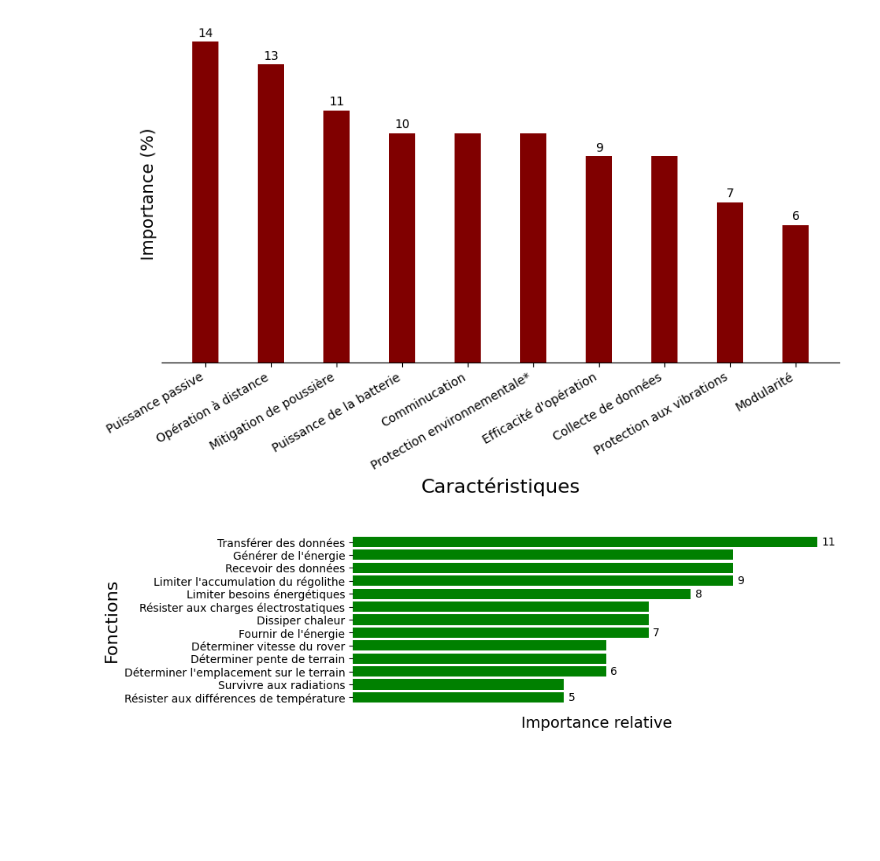
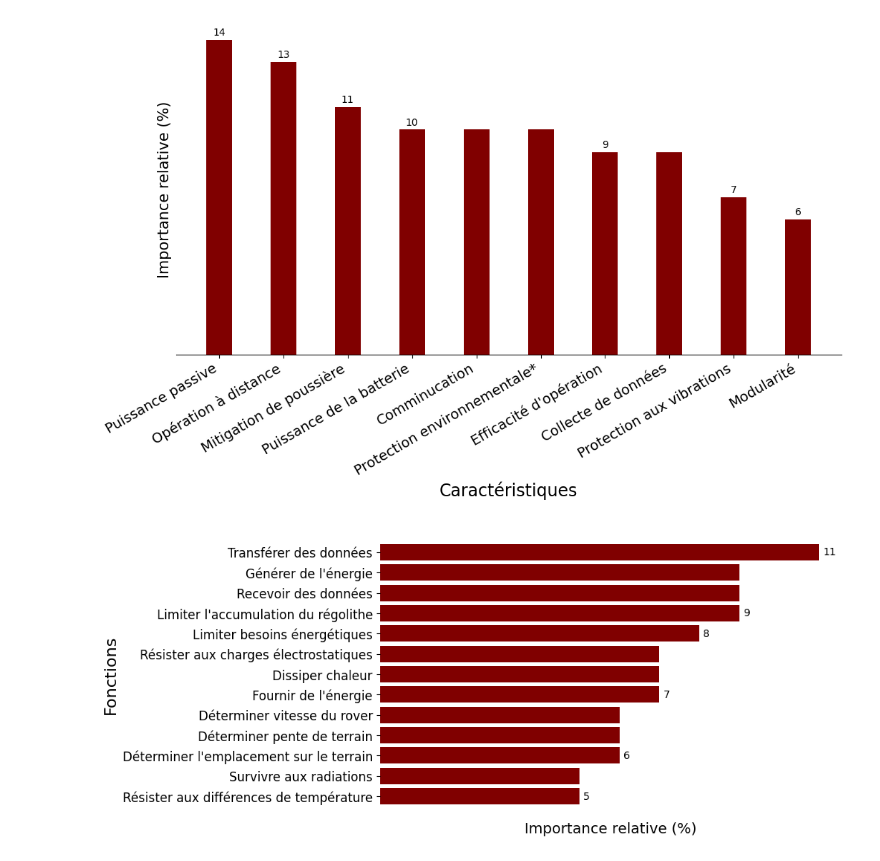
Before and after one commit to Astro-Coco/Code_INSECt, a Jupyter notebook: Figures/FiguresX.ipynb, the cells around one changed output. Cells and saved outputs as stored; diff of their text form; code cells hidden in the pictures; blank space fills up the shorter version.

```diff
--- a/Figures/FiguresX.ipynb
+++ b/Figures/FiguresX.ipynb
@@ -19,14 +19,14 @@ data = {k: v for k, v in sorted(data.items(), key=lambda item: item[1], reverse=
 besoins = list(data.keys())
 importance = list(data.values())
 
-fig, ax = plt.subplots(figsize=(10, 5))
+fig, ax = plt.subplots(figsize=(12, 6))
 
 # Creating the bar plot
 bars = ax.bar(besoins, importance, color="maroon", width=0.4)
 
 # Correcting the xlabel and ylabel functions
-ax.set_ylabel("Importance", fontsize=14)
-ax.set_xlabel("Besoins", fontsize=16)
+ax.set_ylabel("Importance", fontsize=15)
+ax.set_xlabel("Besoins", fontsize=17)
 
 added = []
 for bar, val in zip(bars, importance):
@@ -45,7 +45,7 @@ ax.spines["top"].set_visible(False)
 ax.spines["right"].set_visible(False)
 # Adding rotation to x-axis labels
 ax.set_yticks([])
-ax.set_yticklabels([])
+ax.set_yticklabels([],fontsize = 14)
 ax.set_xticklabels(besoins, rotation=30, ha="right")
 ax.spines["left"].set_visible(False)
 
@@ -71,14 +71,14 @@ data = {k: v for k, v in sorted(data.items(), key=lambda item: item[1], reverse=
 Caractéristiques = list(data.keys())
 importance_relative = list(data.values())
 
-fig, ax = plt.subplots(figsize=(10, 5))
+fig, ax = plt.subplots(figsize=(12, 6))
 
 # Creating the bar plot
 bars = ax.bar(Caractéristiques, importance_relative, color="maroon", width=0.4)
 
 # Correcting the xlabel and ylabel functions
-ax.set_ylabel("Importance (%)", fontsize=14)
-ax.set_xlabel("Caractéristiques", fontsize=16)
+ax.set_ylabel("Importance relative (%)", fontsize=15)
+ax.set_xlabel("Caractéristiques", fontsize=17)
 
 added = []
 for bar, val in zip(bars, importance_relative):
@@ -98,12 +98,12 @@ ax.spines["right"].set_visible(False)
 # Adding rotation to x-axis labels
 ax.set_yticks([])
 ax.set_yticklabels([])
-ax.set_xticklabels(Caractéristiques, rotation=30, ha="right")
+ax.set_xticklabels(Caractéristiques, rotation=30, ha="right", fontsize = 14)
 ax.spines["left"].set_visible(False)
 
 plt.show()
 # %% [output]
-[figure, old version]
+[figure, new version]
 # %%
 
 data = {
@@ -118,34 +118,35 @@ data = {
     "Limiter besoins énergétiques": 8,
     "Résister aux charges électrostatiques": 7,
     "Déterminer l'emplacement sur le terrain": 6,
     "Déterminer pente de terrain": 6,
     "Déterminer vitesse du rover": 6,
 }
 
 data = {k: v for k, v in sorted(data.items(), key=lambda item: item[1])}
 caracteristiques = list(data.keys())
 importance_relative = list(data.values())
 
-fig, ax = plt.subplots(figsize=(8, 3))
+fig, ax = plt.subplots(figsize=(8, 5))
 
 # Creating the horizontal bar plot
-bars = ax.barh(y=caracteristiques, width=importance_relative, color="green")
+bars = ax.barh(y=caracteristiques, width=importance_relative, color="maroon")
 
 added = []
 for bar, val in zip(bars, importance_relative):
     if val not in added:
         added.append(val)
         ax.text(bar.get_width() + 0.1, bar.get_y() + bar.get_height() / 2, str(val), va="center")
 
 # Adjusting the labels and title
-ax.set_xlabel("Importance relative", fontsize=14)
+ax.set_xlabel("Importance relative (%)", fontsize=14)
 ax.set_ylabel("Fonctions", fontsize=16)
 ax.set_xticks([])  # Remove x ticks
+ax.set_yticklabels(labels = caracteristiques, fontsize = 12)
 ax.spines["top"].set_visible(False)
 ax.spines["right"].set_visible(False)
 ax.spines["left"].set_visible(False)
 ax.spines["bottom"].set_visible(False)
 
 plt.show()
 # %% [output]
-[figure, old version]
+[figure, new version]
```
Also changed, not shown: parts of 1 cell of this notebook, 4 other files.
